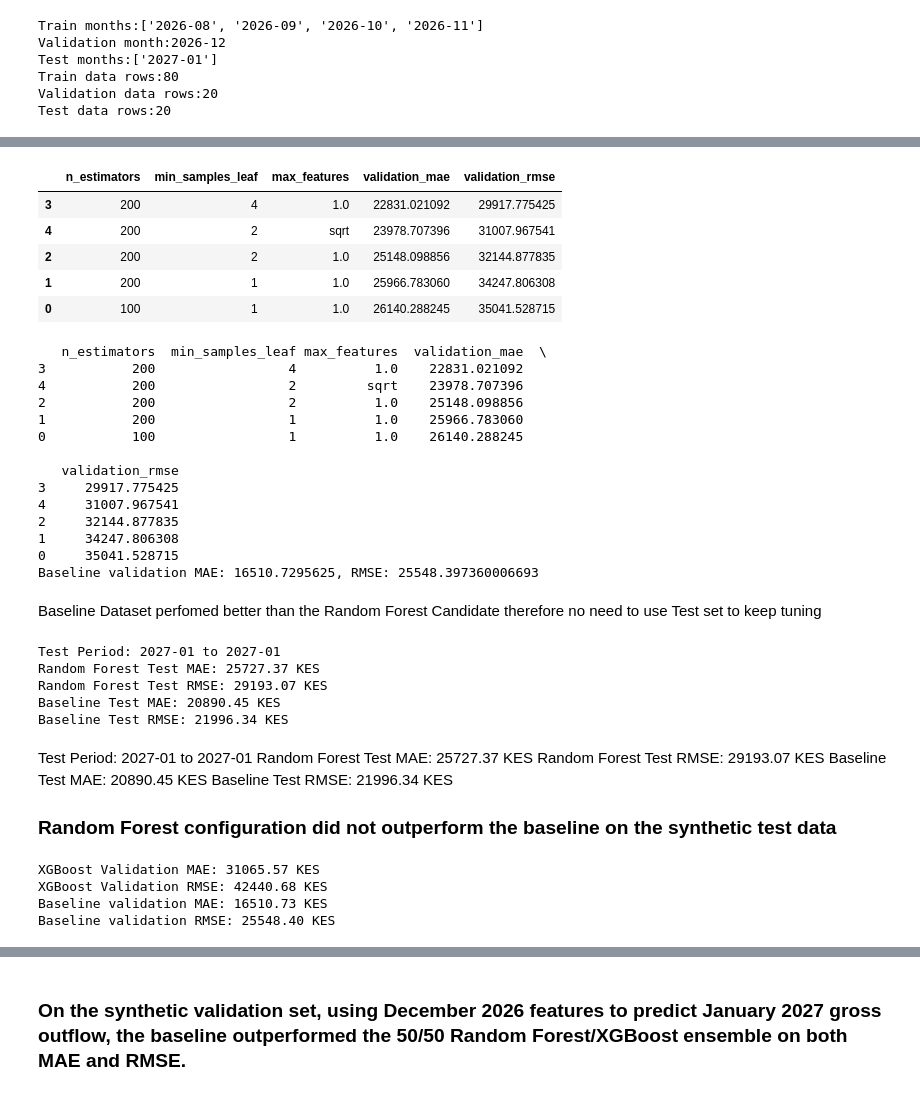
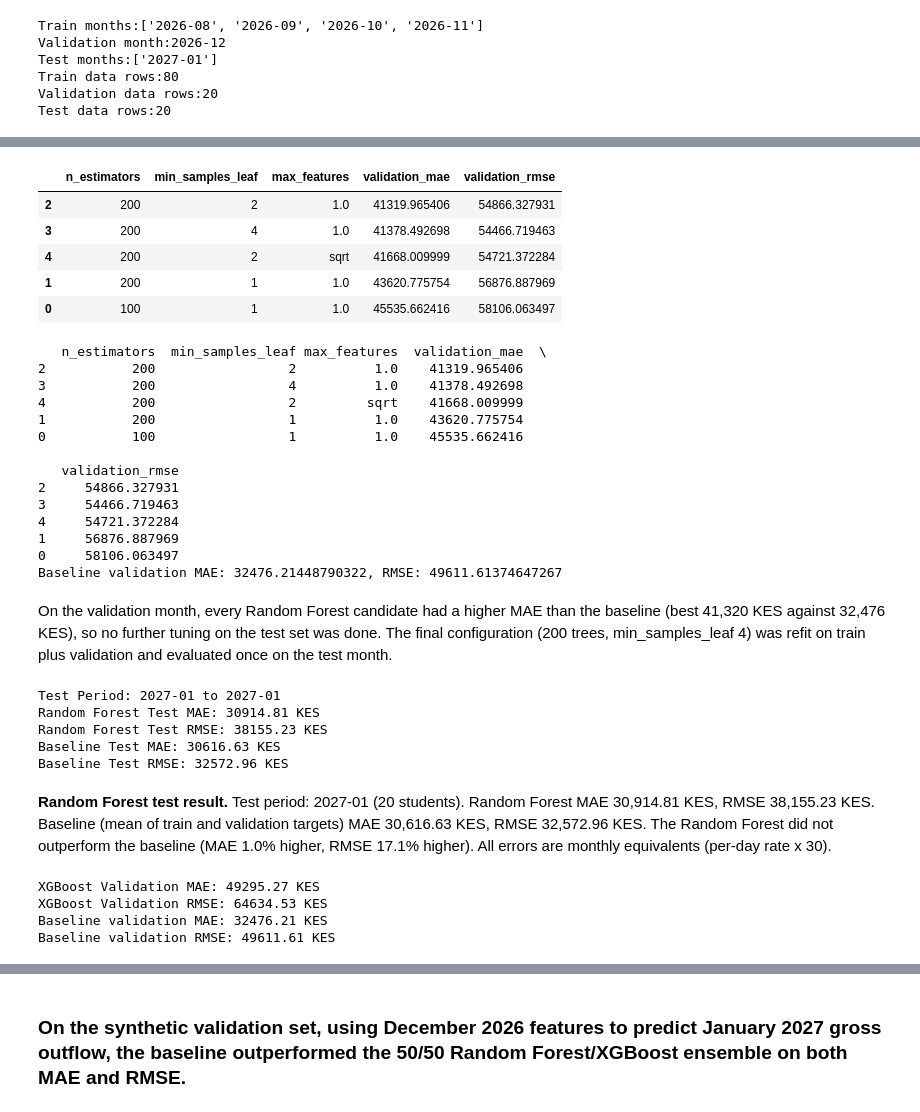
Before and after one commit to Jimmy-szn/dependants-costs, a Jupyter notebook: notebooks/aml.ipynb, the cells around one changed output, grey strips where cells are left out. Saved outputs shown, nothing was run; the diff lists cells and outputs as text; code cells hidden in the pictures.

```diff
--- a/notebooks/aml.ipynb
+++ b/notebooks/aml.ipynb
@@ -472,10 +472,16 @@ monthly_features =(
 monthly_features["gross_outflow_kes"] = monthly_features.drop(
     columns=["student_id", "month"],
 ).sum(axis=1)
+days = synthetic_transactions.groupby("month")["timestamp"].apply(lambda s: s.dt.normalize().nunique())
+cat_cols = [c for c in monthly_features.columns if c not in ("student_id", "month")]
+monthly_features[cat_cols] = monthly_features[cat_cols].div(monthly_features["month"].map(days), axis=0)
+monthly_features["gross_outflow_kes"] = monthly_features[cat_cols].sum(axis=1)   # KES per day
 monthly_features = monthly_features.sort_values(["student_id", "month"])
 monthly_features["next_monthly_outflow_kes"] = (
     monthly_features.groupby("student_id")
 [ "gross_outflow_kes"].shift(-1))
+monthly_features["student_mean_so_far"] = (monthly_features.groupby("student_id")["gross_outflow_kes"]
+                                           .transform(lambda s: s.expanding().mean()))
 forecasting_dataset = monthly_features.dropna(
     subset=["next_monthly_outflow_kes"]
 ).reset_index(drop=True)
@@ -593,56 +599,56 @@ random_forest_settings=[
  {"n_estimators":100, "min_samples_leaf":1, "max_features":1.0},
  {"n_estimators":200, "min_samples_leaf":1, "max_features":1.0},
  {"n_estimators":200, "min_samples_leaf":2, "max_features":1.0},
  {"n_estimators":200, "min_samples_leaf":4, "max_features":1.0},
  {"n_estimators":200, "min_samples_leaf":2, "max_features":'sqrt'},
 ]
 tuning_results = []
 for settings in random_forest_settings:
     candidate_model = RandomForestRegressor(
         random_state=20260930,
         n_jobs=-1,
         **settings
     )
     candidate_model.fit(x_train,y_train)
     candidate_prediction= candidate_model.predict(x_validation)
-    candidate_mae = mean_absolute_error(y_validation, candidate_prediction)
+    candidate_mae = mean_absolute_error(y_validation, candidate_prediction) * 30
     candidate_rmse = np.sqrt(
         mean_squared_error(y_validation, candidate_prediction)
-    )
+    ) * 30
     tuning_results.append(
         {
             **settings,
             "validation_mae":candidate_mae,
             "validation_rmse":candidate_rmse
         }
     )
 tuning_results = pd.DataFrame(tuning_results).sort_values("validation_mae")
 display(tuning_results)
 print(tuning_results)
 print(f"Baseline validation MAE: {validation_baseline_mae}, RMSE: {validation_baseline_rmse}")
 # %% [output]
 |  | n_estimators | min_samples_leaf | max_features | validation_mae | validation_rmse |
-| 3 | 200 | 4 | 1.0 | 22831.021092 | 29917.775425 |
-| 4 | 200 | 2 | sqrt | 23978.707396 | 31007.967541 |
-| 2 | 200 | 2 | 1.0 | 25148.098856 | 32144.877835 |
-| 1 | 200 | 1 | 1.0 | 25966.783060 | 34247.806308 |
-| 0 | 100 | 1 | 1.0 | 26140.288245 | 35041.528715 |
+| 2 | 200 | 2 | 1.0 | 41319.965406 | 54866.327931 |
+| 3 | 200 | 4 | 1.0 | 41378.492698 | 54466.719463 |
+| 4 | 200 | 2 | sqrt | 41668.009999 | 54721.372284 |
+| 1 | 200 | 1 | 1.0 | 43620.775754 | 56876.887969 |
+| 0 | 100 | 1 | 1.0 | 45535.662416 | 58106.063497 |
    n_estimators  min_samples_leaf max_features  validation_mae  \
-3           200                 4          1.0    22831.021092
-4           200                 2         sqrt    23978.707396
-2           200                 2          1.0    25148.098856
-1           200                 1          1.0    25966.783060
-0           100                 1          1.0    26140.288245
+2           200                 2          1.0    41319.965406
+3           200                 4          1.0    41378.492698
+4           200                 2         sqrt    41668.009999
+1           200                 1          1.0    43620.775754
+0           100                 1          1.0    45535.662416
 
    validation_rmse
-3     29917.775425
-4     31007.967541
-2     32144.877835
-1     34247.806308
-0     35041.528715
-Baseline validation MAE: 16510.7295625, RMSE: 25548.397360006693
+2     54866.327931
+3     54466.719463
+4     54721.372284
+1     56876.887969
+0     58106.063497
+Baseline validation MAE: 32476.21448790322, RMSE: 49611.61374647267
 # %% [markdown]
-Baseline Dataset perfomed better than the Random Forest Candidate therefore no need to use Test set to keep tuning
+On the validation month, every Random Forest candidate had a higher MAE than the baseline (best 41,320 KES against 32,476 KES), so no further tuning on the test set was done. The final configuration (200 trees, min_samples_leaf 4) was refit on train plus validation and evaluated once on the test month.
 # %%
 train_validation_data = pd.concat([train_data, validation_data], ignore_index=True)
 x_train_validation = train_validation_data[feature_columns]
@@ -658,10 +664,10 @@ final_random_forest = RandomForestRegressor(
 final_random_forest.fit(x_train_validation, y_train_validation)
 test_prediction = final_random_forest.predict(x_test)
 test_baseline_predictions = np.full(len(y_test), y_train_validation.mean())
-rf_test_mae = mean_absolute_error(y_test, test_prediction)
-rf_test_rmse = np.sqrt(mean_squared_error(y_test,test_prediction))
-baseline_test_mae = mean_absolute_error(y_test, test_baseline_predictions)
-baseline_test_rmse = np.sqrt(mean_squared_error(y_test, test_baseline_predictions))
+rf_test_mae = mean_absolute_error(y_test, test_prediction) * 30
+rf_test_rmse = np.sqrt(mean_squared_error(y_test,test_prediction)) * 30
+baseline_test_mae = mean_absolute_error(y_test, test_baseline_predictions) * 30
+baseline_test_rmse = np.sqrt(mean_squared_error(y_test, test_baseline_predictions)) * 30
 print(f"Test Period: {test_data['month'].min()} to {test_data['month'].max()}")
 print(f"Random Forest Test MAE: {rf_test_mae:.2f} KES")
 print(f"Random Forest Test RMSE: {rf_test_rmse:.2f} KES")
@@ -669,17 +675,12 @@ print(f"Baseline Test MAE: {baseline_test_mae:.2f} KES")
 print(f"Baseline Test RMSE: {baseline_test_rmse:.2f} KES")
 # %% [output]
 Test Period: 2027-01 to 2027-01
-Random Forest Test MAE: 25727.37 KES
-Random Forest Test RMSE: 29193.07 KES
-Baseline Test MAE: 20890.45 KES
-Baseline Test RMSE: 21996.34 KES
+Random Forest Test MAE: 30914.81 KES
+Random Forest Test RMSE: 38155.23 KES
+Baseline Test MAE: 30616.63 KES
+Baseline Test RMSE: 32572.96 KES
 # %% [markdown]
-Test Period: 2027-01 to 2027-01
-Random Forest Test MAE: 25727.37 KES
-Random Forest Test RMSE: 29193.07 KES
-Baseline Test MAE: 20890.45 KES
-Baseline Test RMSE: 21996.34 KES
-### Random Forest configuration did not outperform the baseline on the synthetic test data
+**Random Forest test result.** Test period: 2027-01 (20 students). Random Forest MAE 30,914.81 KES, RMSE 38,155.23 KES. Baseline (mean of train and validation targets) MAE 30,616.63 KES, RMSE 32,572.96 KES. The Random Forest did not outperform the baseline (MAE 1.0% higher, RMSE 17.1% higher). All errors are monthly equivalents (per-day rate x 30).
 # %%
 from xgboost import XGBRegressor
 xgboost_model = XGBRegressor(
@@ -698,22 +699,22 @@ xgboost_validation_prediction = xgboost_model.predict(x_validation)
 xgboost_validation_mae = mean_absolute_error(
     y_validation,
     xgboost_validation_prediction
-)
+) * 30
 xgboost_validation_rmse = np.sqrt(
     mean_squared_error(
         y_validation,
         xgboost_validation_prediction
     )
-)
+) * 30
 print(f"XGBoost Validation MAE: {xgboost_validation_mae:.2f} KES")
 print(f"XGBoost Validation RMSE: {xgboost_validation_rmse:.2f} KES")
 print(f"Baseline validation MAE: {validation_baseline_mae:.2f} KES")
 print(f"Baseline validation RMSE: {validation_baseline_rmse:.2f} KES")
 # %% [output]
-XGBoost Validation MAE: 31065.57 KES
-XGBoost Validation RMSE: 42440.68 KES
-Baseline validation MAE: 16510.73 KES
-Baseline validation RMSE: 25548.40 KES
+XGBoost Validation MAE: 49295.27 KES
+XGBoost Validation RMSE: 64634.53 KES
+Baseline validation MAE: 32476.21 KES
+Baseline validation RMSE: 49611.61 KES
 # %%
 best_random_forests_model = RandomForestRegressor(
     n_estimators=200,
```
Also changed, not shown: parts of 27 cells of this notebook, 2 other files.
